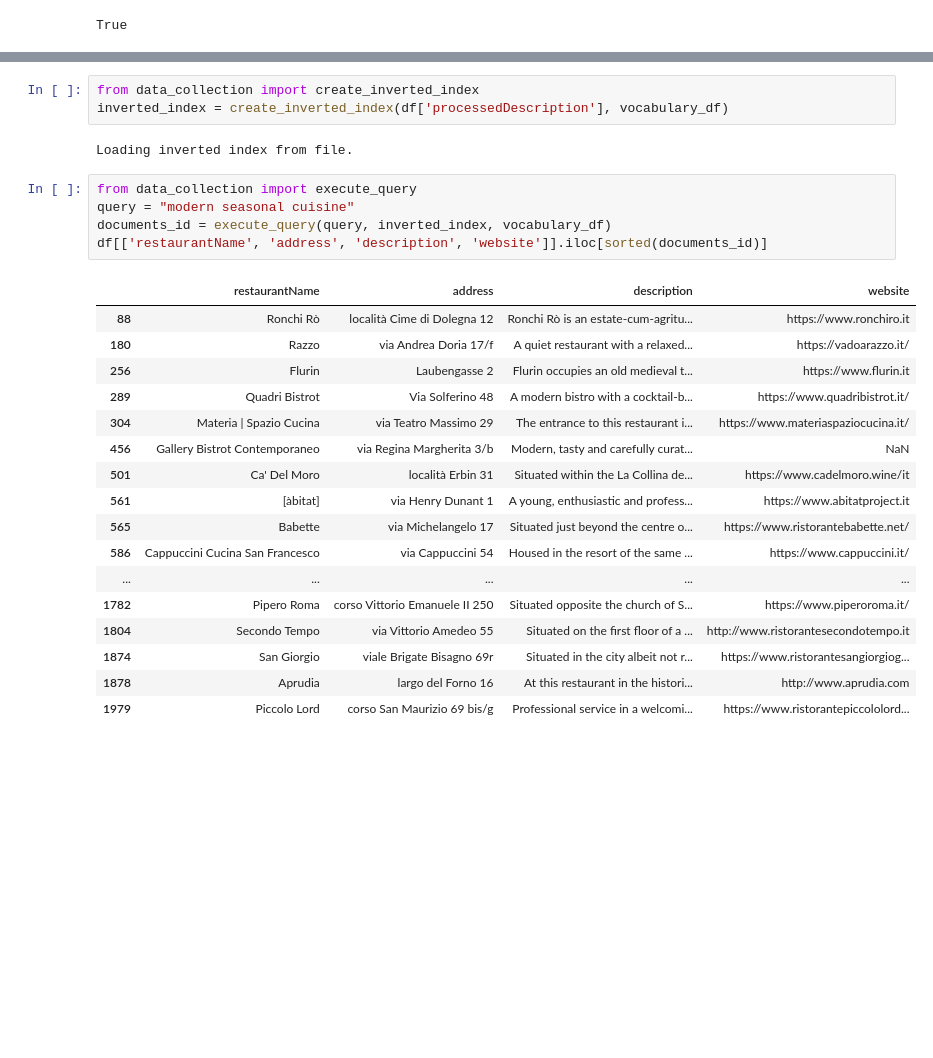
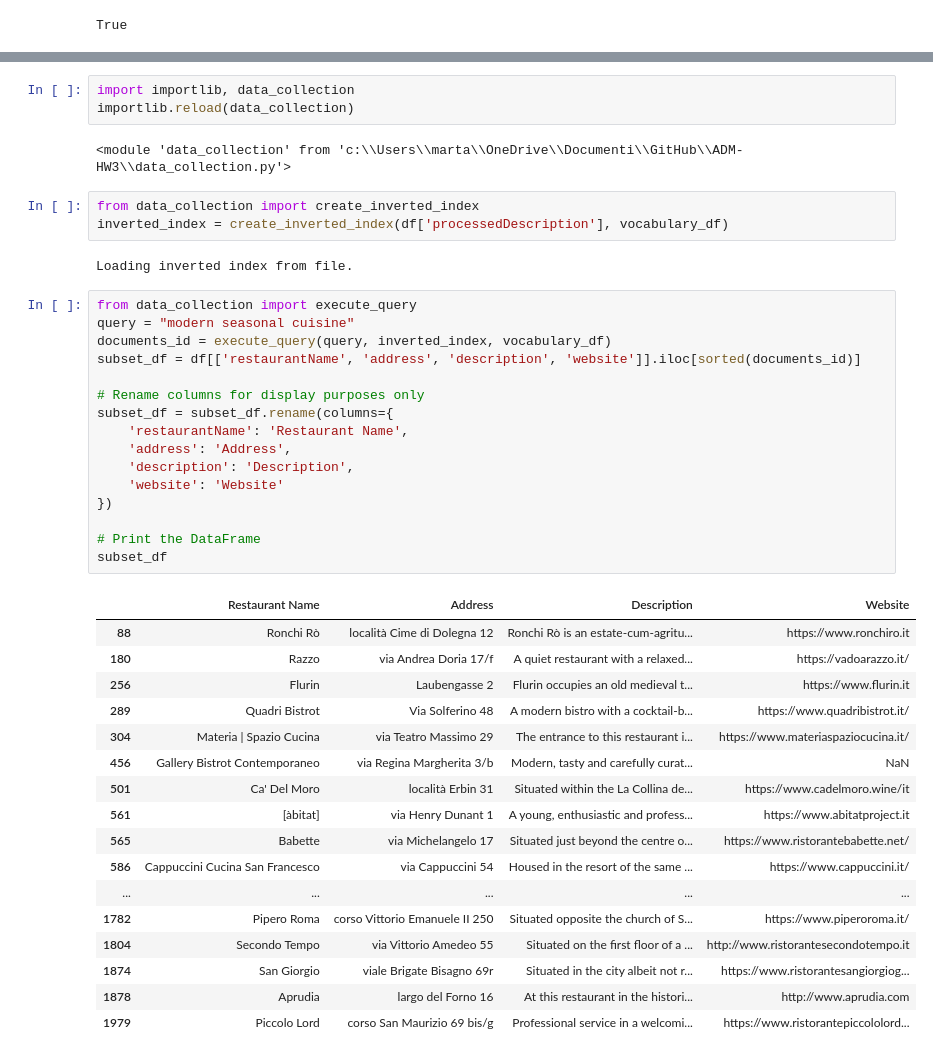
Before and after one commit to cycileo/ADM-HW3, a Jupyter notebook: main.ipynb, the cells around one changed output, grey strips where cells are left out. Saved outputs shown, nothing was run; the diff lists cells and outputs as text; blank space fills up the shorter version.

```diff
--- a/main.ipynb
+++ b/main.ipynb
@@ -184,3 +180,8 @@ print(vocabulary_df.head().to_string(index=False))
+# %%
+import importlib, data_collection
+importlib.reload(data_collection)
+# %% [output]
+<module 'data_collection' from 'c:\\Users\\marta\\OneDrive\\Documenti\\GitHub\\ADM-HW3\\data_collection.py'>
 # %%
 from data_collection import create_inverted_index
 inverted_index = create_inverted_index(df['processedDescription'], vocabulary_df)
@@ -189,10 +190,21 @@ Loading inverted index from file.
 # %%
 from data_collection import execute_query
 query = "modern seasonal cuisine"
 documents_id = execute_query(query, inverted_index, vocabulary_df)
-df[['restaurantName', 'address', 'description', 'website']].iloc[sorted(documents_id)]
+subset_df = df[['restaurantName', 'address', 'description', 'website']].iloc[sorted(documents_id)]
+
+# Rename columns for display purposes only
+subset_df = subset_df.rename(columns={
+    'restaurantName': 'Restaurant Name',
+    'address': 'Address',
+    'description': 'Description',
+    'website': 'Website'
+})
+
+# Print the DataFrame
+subset_df
 # %% [output]
-|  | restaurantName | address | description | website |
+|  | Restaurant Name | Address | Description | Website |
 | 88 | Ronchi Rò | località Cime di Dolegna 12 | Ronchi Rò is an estate-cum-agritu... | https://www.ronchiro.it |
 | 180 | Razzo | via Andrea Doria 17/f | A quiet restaurant with a relaxed... | https://vadoarazzo.it/ |
 | 256 | Flurin | Laubengasse 2 | Flurin occupies an old medieval t... | https://www.flurin.it |
```
Also changed, not shown: parts of 2 cells of this notebook, 3 other files.
